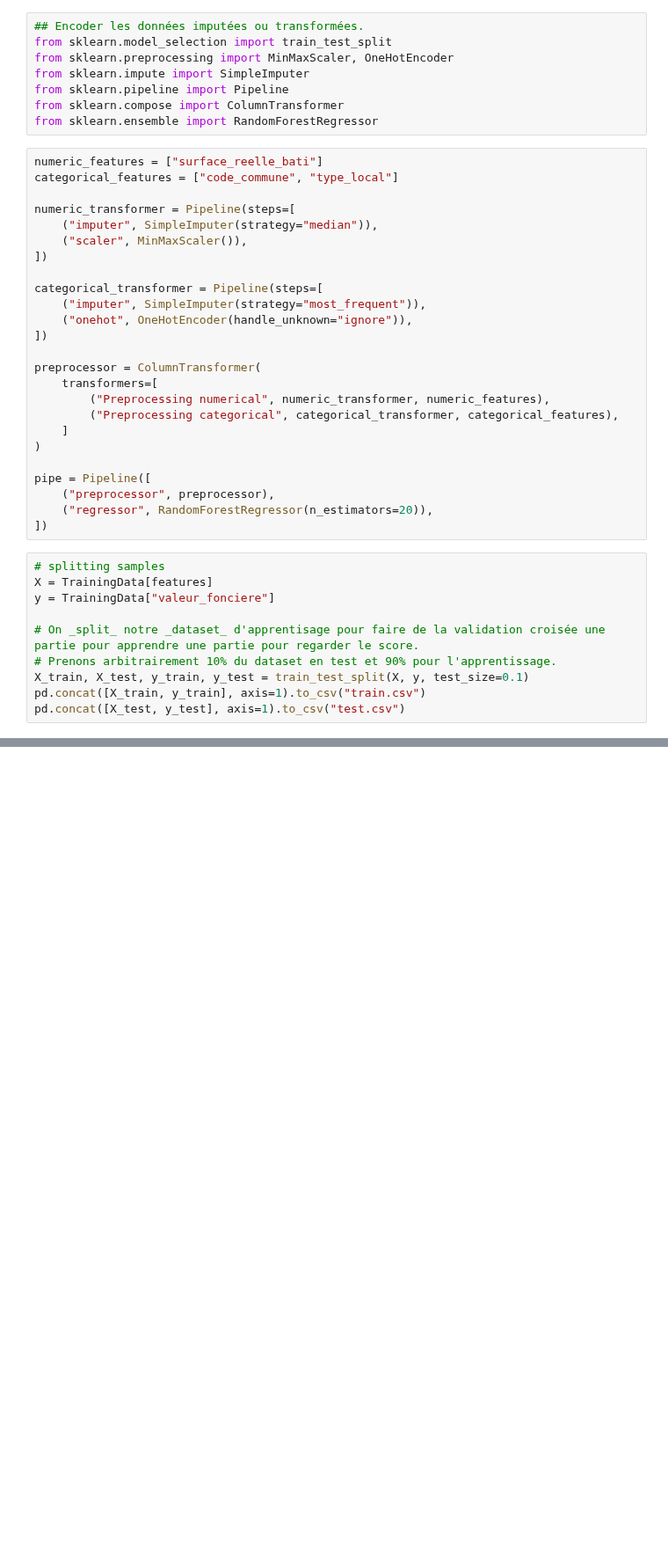
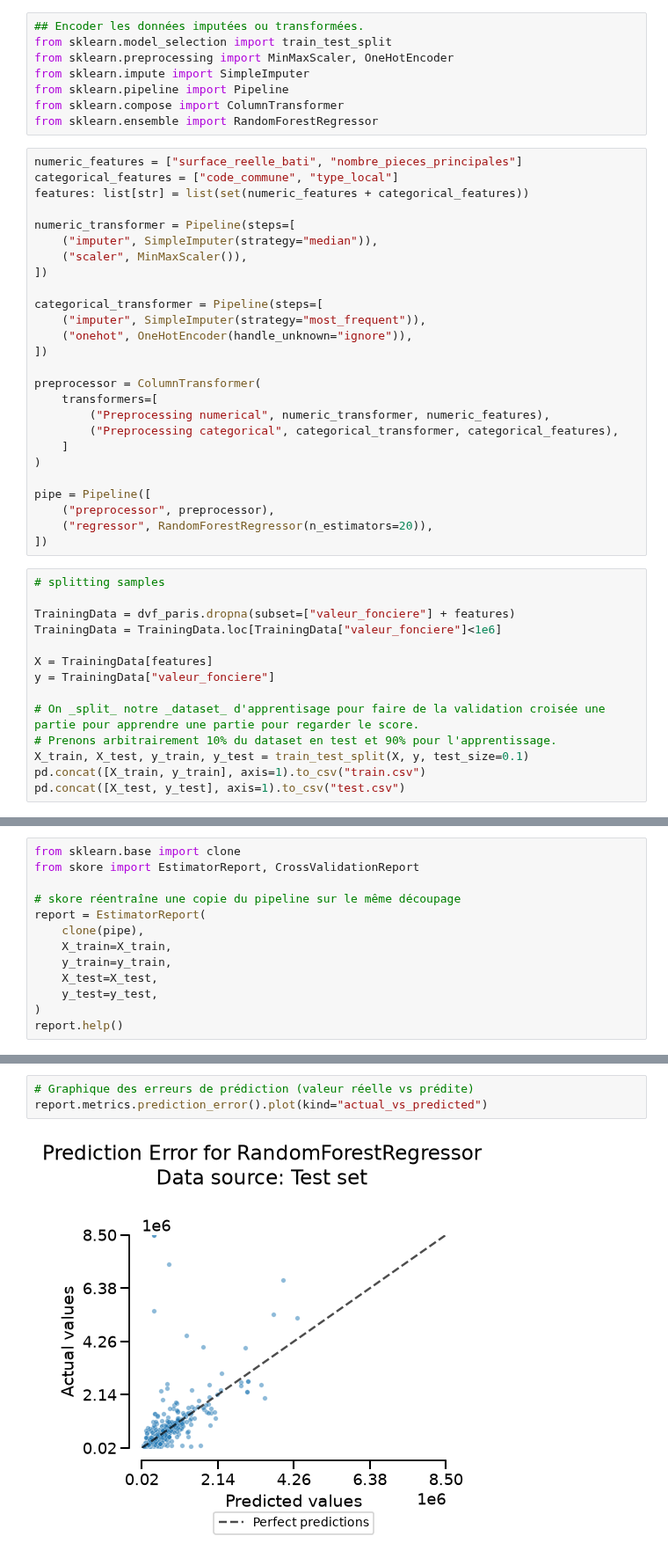
Before and after one commit to ensae-reproductibilite/application, a Jupyter notebook: dvf.ipynb, the cells around one changed output, grey strips where cells are left out. Shown at 88% size. Drawn from its saved outputs; the diff is of its cells as text; blank space fills up the shorter version.

```diff
--- a/dvf.ipynb
+++ b/dvf.ipynb
@@ -51,8 +74,9 @@ from sklearn.pipeline import Pipeline
 from sklearn.compose import ColumnTransformer
 from sklearn.ensemble import RandomForestRegressor
 # %%
-numeric_features = ["surface_reelle_bati"]
+numeric_features = ["surface_reelle_bati", "nombre_pieces_principales"]
 categorical_features = ["code_commune", "type_local"]
+features: list[str] = list(set(numeric_features + categorical_features))
 
 numeric_transformer = Pipeline(steps=[
     ("imputer", SimpleImputer(strategy="median")),
@@ -77,6 +101,10 @@ pipe = Pipeline([
 ])
 # %%
 # splitting samples
+
+TrainingData = dvf_paris.dropna(subset=["valeur_fonciere"] + features)
+TrainingData = TrainingData.loc[TrainingData["valeur_fonciere"]<1e6]
+
 X = TrainingData[features]
 y = TrainingData["valeur_fonciere"]
 
@@ -121,0 +191,13 @@ print(rmse_commune.tail(5))
+# %%
+from sklearn.base import clone
+from skore import EstimatorReport, CrossValidationReport
+
+# skore réentraîne une copie du pipeline sur le même découpage
+report = EstimatorReport(
+    clone(pipe),
+    X_train=X_train,
+    y_train=y_train,
+    X_test=X_test,
+    y_test=y_test,
+)
+report.help()
@@ -121,0 +218,5 @@ print(rmse_commune.tail(5))
+# %%
+# Graphique des erreurs de prédiction (valeur réelle vs prédite)
+report.metrics.prediction_error().plot(kind="actual_vs_predicted")
+# %% [output]
+[figure, added]
```
Also changed, not shown: parts of 15 cells of this notebook, 3 other files.
